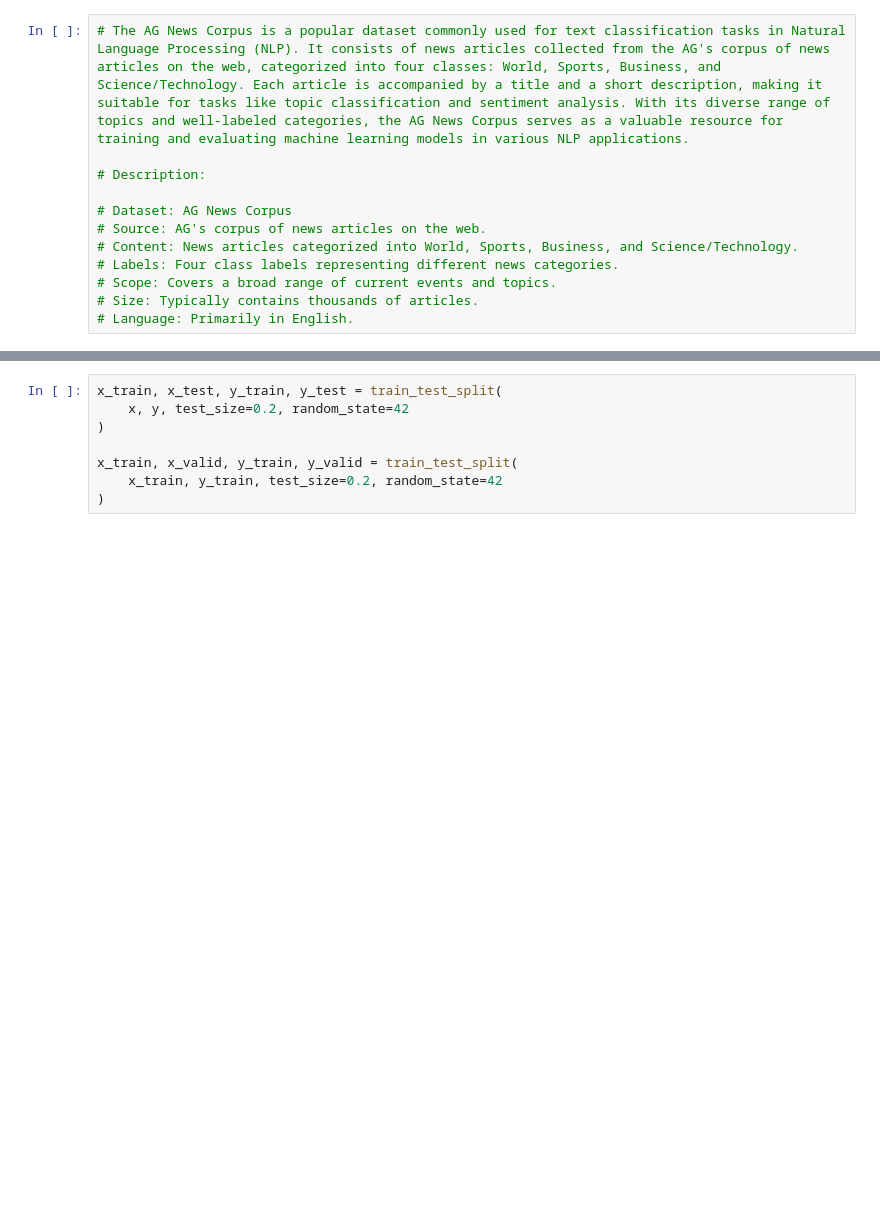
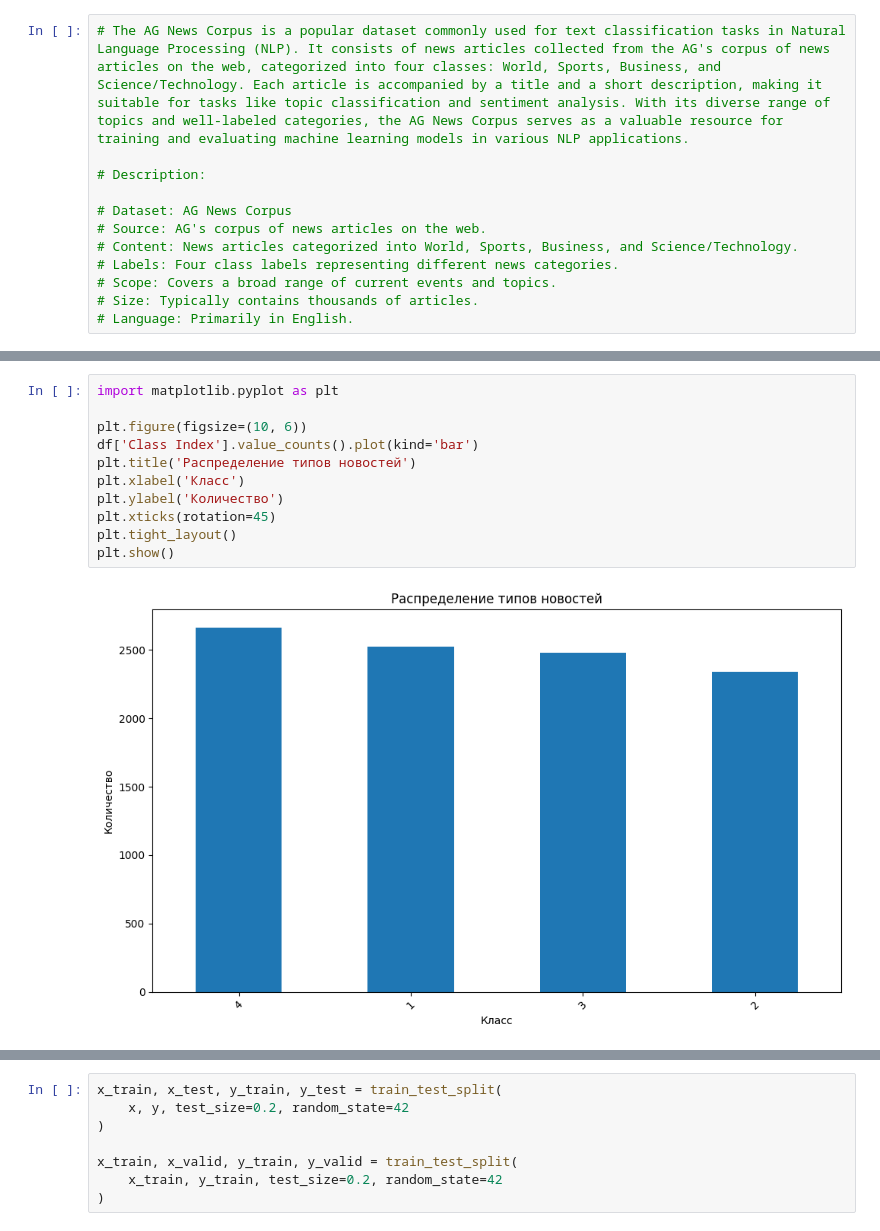
Before and after one commit to Communist02/BIN-22-1_Mazur_Denis_ML, a Jupyter notebook: ДЗ_5.ipynb, the cells around one changed output, grey strips where cells are left out. Cells and saved outputs as stored; diff of their text form; blank space fills up the shorter version.

```diff
--- a/ДЗ_5.ipynb
+++ b/ДЗ_5.ipynb
@@ -145,3 +146,16 @@ df
+# %%
+import matplotlib.pyplot as plt
+
+plt.figure(figsize=(10, 6))
+df['Class Index'].value_counts().plot(kind='bar')
+plt.title('Распределение типов новостей')
+plt.xlabel('Класс')
+plt.ylabel('Количество')
+plt.xticks(rotation=45)
+plt.tight_layout()
+plt.show()
+# %% [output]
+[figure, added]
 # %%
 for index, row in df.iterrows():
     text = row['Title']
```
Also changed, not shown: parts of 13 cells of this notebook.
